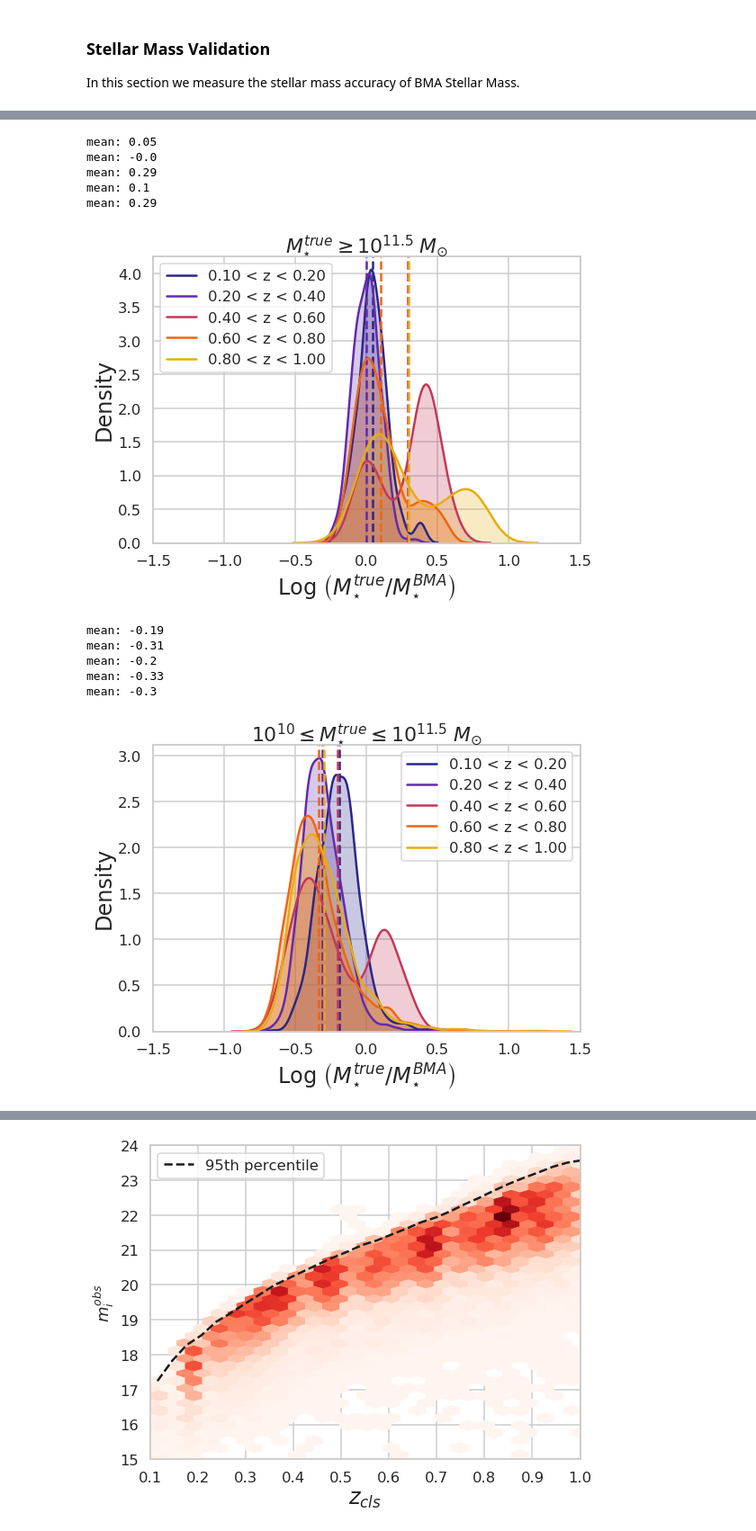
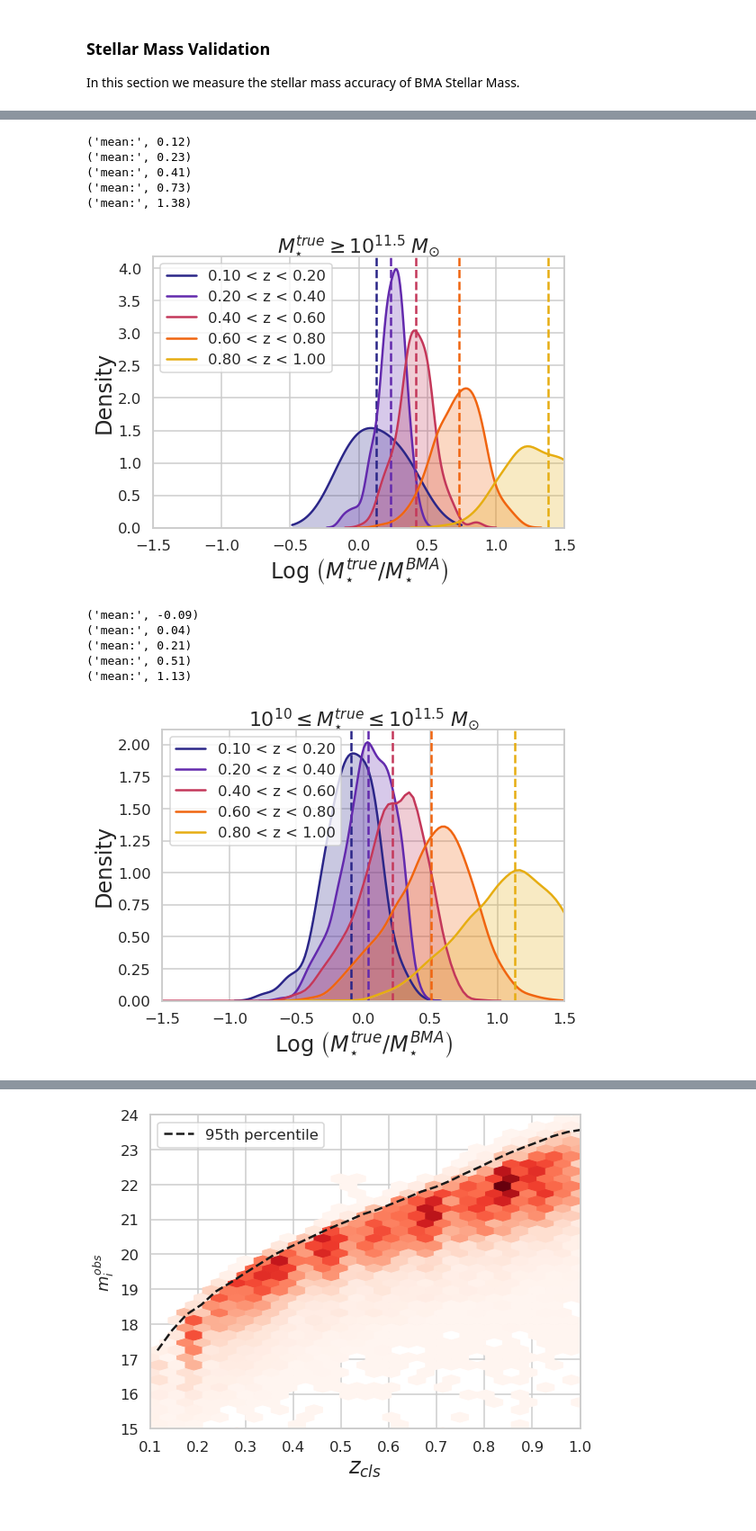
Before and after one commit to estevesjh/bmaCOSMOS, a Jupyter notebook: notebooks/2.BMA_validation.ipynb, the cells around one changed output, grey strips where cells are left out. Shown at 90% size. Saved outputs shown, nothing was run; the diff lists cells and outputs as text; code cells hidden in the pictures.

```diff
--- a/notebooks/2.BMA_validation.ipynb
+++ b/notebooks/2.BMA_validation.ipynb
@@ -73,0 +46,13 @@ gal, cat = set_new_variables(gala, cat)
+# %%
+## make a cut
+## match files
+cosmos = cosmos0[gal['rowCOSMOS']]
+des    = des0[gal['row']]
+
+
+des['row']       = bma['row']
+des['rowCOSMOS'] = bma['rowCOSMOS']
+des['z_true']    = cosmos['PHOTOZ']
+
+gal['z_true']    = cosmos['PHOTOZ']
+gal['masst']     = cosmos['MASS_BEST']
@@ -98,8 +90,21 @@ def remove_nan(x):
 
 def mass_hist_residual(x1,x2,lb='residual',ci='r'):
     cut = remove_nan(x2)
-    x = np.log10(x2[cut]/x1[cut])
+    x = x2[cut]-x1[cut]
+    x = x[remove_nan(x)]
     sns.kdeplot(x, shade=True, label=lb, color=ci);
     plt.axvline(np.nanmean(x),linestyle='--',color=ci)
 
     print('mean:',np.round(np.nanmean(x),2))
+# %%
+zcls  = gal['z_true']
+mass  = gal['mass']
+mass_t= gal['masst']
+
+magi  = gal['iobs']
+
+mask = (zcls<0.8)&(magi<22.)&(masst>10.)
+
+chisqr = gal['best_chisq']
+
+bad   = chisqr>100
@@ -174,7 +187,7 @@ plt.savefig('stellar_masss_residual_redshift_bins.png')
 # %%
 zcls = gal['redshift']
 
-mask2= (mass_t>10**(11.5))&(mask)
+mask2= (mass_t>(11.))&(mask)
 
 keys, zmean = makeBins(zcls[mask2],zbins)
 
@@ -189,34 +202,34 @@ plt.title(r'$M_{\star}^{true}\geq 10^{11.5} \; M_{\odot}$',fontsize=22)
 plt.tight_layout()
 plt.savefig('stellar_masss_residual_redshift_bins.png')
 # %% [output]
-mean: 0.05
-mean: -0.0
-mean: 0.29
-mean: 0.1
-mean: 0.29
+('mean:', 0.12)
+('mean:', 0.23)
+('mean:', 0.41)
+('mean:', 0.73)
+('mean:', 1.38)
-[figure, old version]
+[figure, new version]
 # %%
 zcls = gal['redshift']
 
-mask2= (mass_t>10**(10))&(mass_t<10**(11.5))&(mask)
+mask2= (mass_t>(10))&(mass_t<(11.5))&(mask)
 
 keys, zmean = makeBins(zcls[mask2],zbins)
 
 plt.figure(figsize=(8,6))
 for i,idx in enumerate(keys):
     mass_hist_residual(mass[mask2][idx],mass_t[mask2][idx],ci=colorGradient[i],lb=zlabels[i])
 
 plt.xlim(-1.5,1.5)
 plt.xlabel(r'Log $\left(M_{\star}^{true} / M_{\star}^{BMA} \right)$',fontsize=24)
 plt.ylabel('Density',fontsize=24)
 plt.title(r'$ 10^{10} \leq M_{\star}^{true}\leq 10^{11.5} \; M_{\odot}$',fontsize=22)
 plt.tight_layout()
 plt.savefig('stellar_masss_residual_redshift_bins.png')
 # %% [output]
-mean: -0.19
-mean: -0.31
-mean: -0.2
-mean: -0.33
-mean: -0.3
+('mean:', -0.09)
+('mean:', 0.04)
+('mean:', 0.21)
+('mean:', 0.51)
+('mean:', 1.13)
-[figure, old version]
+[figure, new version]
 # %%
```
Also changed, not shown: parts of 18 cells of this notebook, 4 other files.
